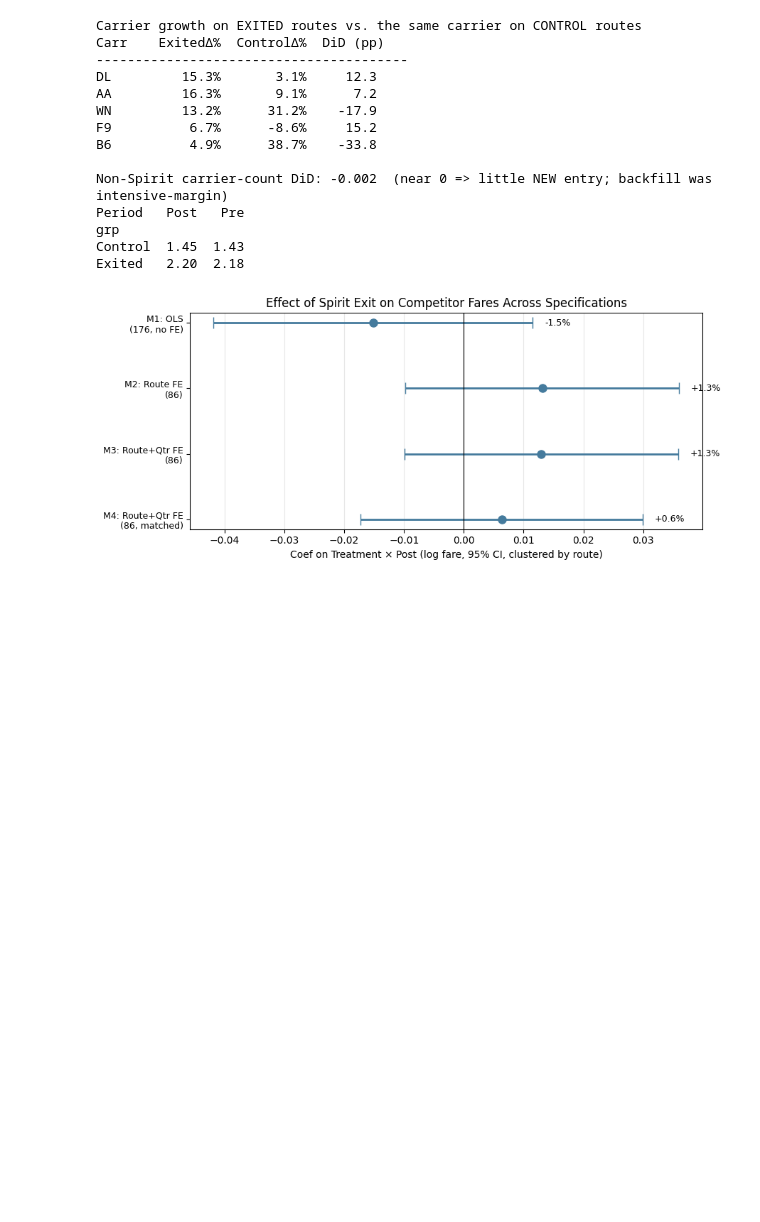
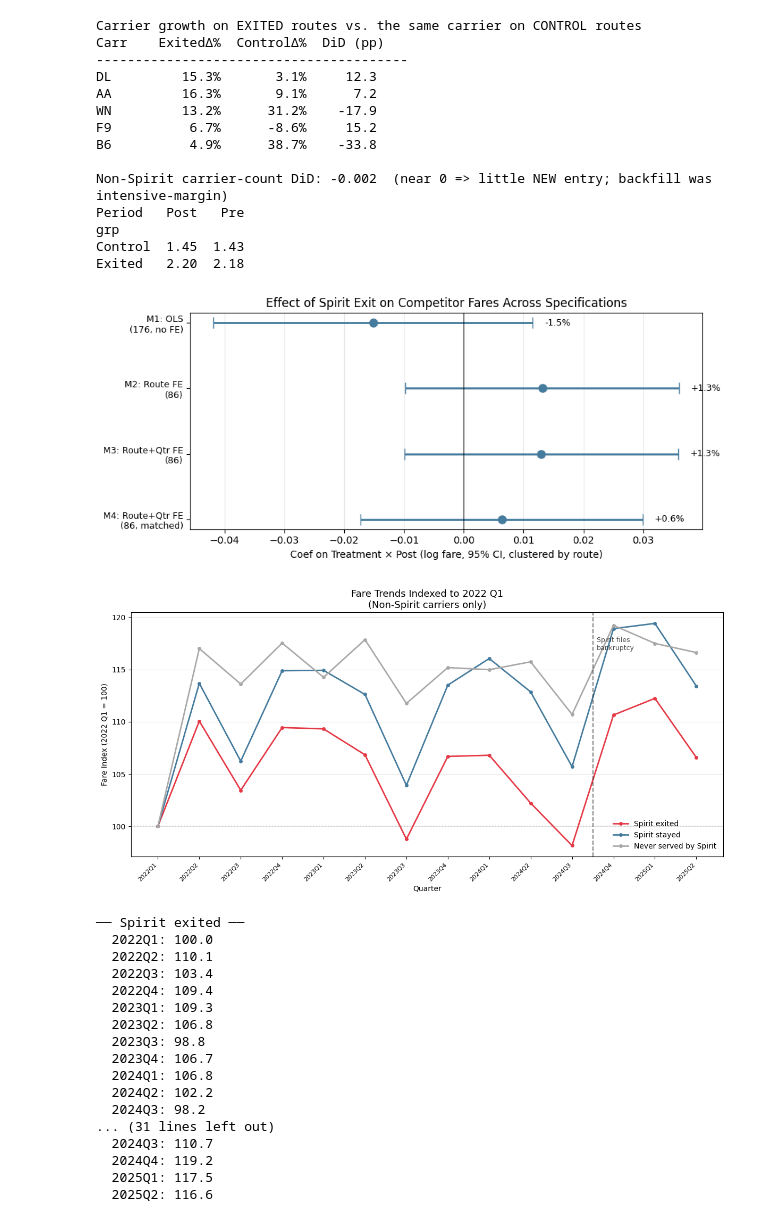
Before and after one commit to Aryangoel225/spirit-econ-project-, a Jupyter notebook: 02_data_exploration.ipynb, the cells around one changed output. Saved outputs shown, nothing was run; the diff lists cells and outputs as text; code cells hidden in the pictures; blank space fills up the shorter version.

```diff
--- a/02_data_exploration.ipynb
+++ b/02_data_exploration.ipynb
@@ -333,3 +333,70 @@ ax.invert_yaxis(); ax.grid(axis='x', alpha=0.3)
 plt.tight_layout(); plt.savefig('figure3_coefficients.png', dpi=150); plt.show()
 # %% [output]
 [figure]
+# %%
+# ── Figure 1: Fare Trends (Indexed to 2022 Q1) ──────────────────────────────
+# Passenger-weighted average fare by group and quarter for non-Spirit carriers
+
+df_viz = df[df.TkCarrier != 'NK'].copy()
+df_viz['rt'] = list(map(tuple, df_viz[['Origin','Dest']].values))
+df_viz['Group'] = np.where(df_viz.rt.isin(exited_set), 'Spirit exited',
+                  np.where(df_viz.rt.isin(ever_set), 'Spirit stayed',
+                           'Never served by Spirit'))
+df_viz['YQ_num'] = (df_viz.Year - 2022) * 4 + df_viz.Quarter
+df_viz['YQ'] = df_viz.Year.astype(str) + 'Q' + df_viz.Quarter.astype(str)
+
+trends = (df_viz.groupby(['YQ_num','YQ','Group'])
+          .apply(lambda g: pd.Series({
+              'WtdAvgFare': (g.AvgFare * g.Passengers).sum() / g.Passengers.sum()
+          })).reset_index())
+
+colors = {'Spirit exited': '#e63946',
+          'Spirit stayed': '#457b9d',
+          'Never served by Spirit': '#a8a8a8'}
+
+fig, ax = plt.subplots(figsize=(12, 6))
+for group in ['Spirit exited', 'Spirit stayed', 'Never served by Spirit']:
+    gdata = trends[trends.Group == group].sort_values('YQ_num').copy()
+    base = gdata.WtdAvgFare.iloc[0]
+    gdata['Indexed'] = (gdata.WtdAvgFare / base) * 100
+    ax.plot(gdata.YQ_num, gdata.Indexed, marker='o', markersize=4,
+            linewidth=2, color=colors[group], label=group)
+
+ax.axvline(x=11.5, color='black', linestyle='--', alpha=0.5)
+ax.text(11.6, ax.get_ylim()[1] * 0.97, 'Spirit files\nbankruptcy', fontsize=9, alpha=0.7)
+ax.axhline(y=100, color='gray', linestyle=':', alpha=0.3)
+ax.set_xlabel('Quarter')
+ax.set_ylabel('Fare Index (2022 Q1 = 100)')
+ax.set_title('Fare Trends Indexed to 2022 Q1\n(Non-Spirit carriers only)', fontsize=13)
+xticks = trends[['YQ_num','YQ']].drop_duplicates().sort_values('YQ_num')
+ax.set_xticks(xticks.YQ_num); ax.set_xticklabels(xticks.YQ, rotation=45, ha='right', fontsize=8)
+ax.legend(frameon=False); ax.grid(axis='y', alpha=0.3)
+plt.tight_layout(); plt.savefig('figure1_indexed_trends.png', dpi=150); plt.show()
+
+# Print exact indexed values for reference
+for group in ['Spirit exited', 'Spirit stayed', 'Never served by Spirit']:
+    gdata = trends[trends.Group == group].sort_values('YQ_num').copy()
+    base = gdata.WtdAvgFare.iloc[0]
+    gdata['Indexed'] = (gdata.WtdAvgFare / base) * 100
+    print(f"\n── {group} ──")
+    for _, row in gdata.iterrows():
+        print(f"  {row.YQ}: {row.Indexed:.1f}")
+# %% [output]
+[figure, added]
+── Spirit exited ──
+  2022Q1: 100.0
+  2022Q2: 110.1
+  2022Q3: 103.4
+  2022Q4: 109.4
+  2023Q1: 109.3
+  2023Q2: 106.8
+  2023Q3: 98.8
+  2023Q4: 106.7
+  2024Q1: 106.8
+  2024Q2: 102.2
+  2024Q3: 98.2
+... (31 lines left out)
+  2024Q3: 110.7
+  2024Q4: 119.2
+  2025Q1: 117.5
+  2025Q2: 116.6
```
Also changed, not shown: parts of 2 cells of this notebook, 9 other files.
